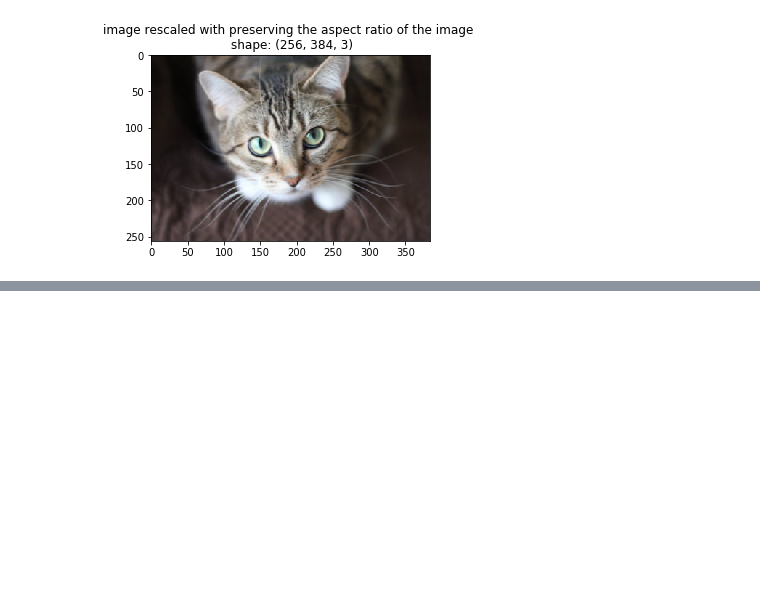
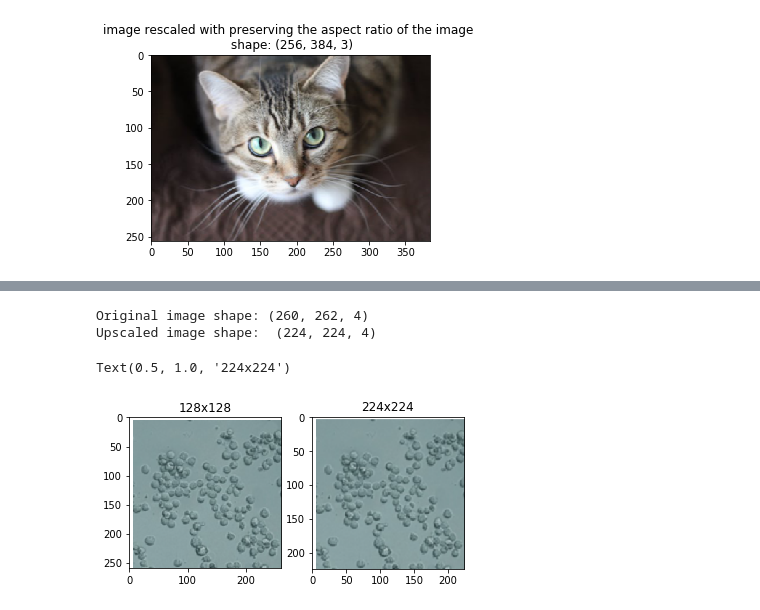
Before and after one commit to alisharifara/myCaffe2Examples, a Jupyter notebook: 05-ImagePreProcessingPipeline.ipynb, the cells around one changed output, grey strips where cells are left out. Saved outputs shown, nothing was run; the diff lists cells and outputs as text; code cells hidden in the pictures; blank space fills up the shorter version.

Commit message:
add upscale and crop

```diff
--- a/05-ImagePreProcessingPipeline.ipynb
+++ b/05-ImagePreProcessingPipeline.ipynb
@@ -113,0 +137,27 @@ display_image(img_rescaled, 'image rescaled with preserving the aspect ratio of
+# %%
+imgTiny = "./images/imagetiny.png"
+
+imgTiny = skimage.img_as_float(skimage.io.imread(imgTiny)).astype(np.float32)
+
+print ("Original image shape:", imgTiny.shape)
+
+imgTiny224 = skimage.transform.resize(imgTiny, (224, 224))
+print ("Upscaled image shape: ", imgTiny224.shape)
+
+# Plot original
+pyplot.figure()
+pyplot.subplot(1, 2, 1)
+pyplot.imshow(imgTiny)
+pyplot.axis('on')
+pyplot.title('128x128')
+
+# Plot upscaled
+pyplot.subplot(1, 2, 2)
+pyplot.imshow(imgTiny224)
+pyplot.axis('on')
+pyplot.title('224x224')
+# %% [output]
+Original image shape: (260, 262, 4)
+Upscaled image shape:  (224, 224, 4)
+Text(0.5, 1.0, '224x224')
+[figure, added]
```
Also changed, not shown: parts of 3 cells of this notebook, 1 other file.
